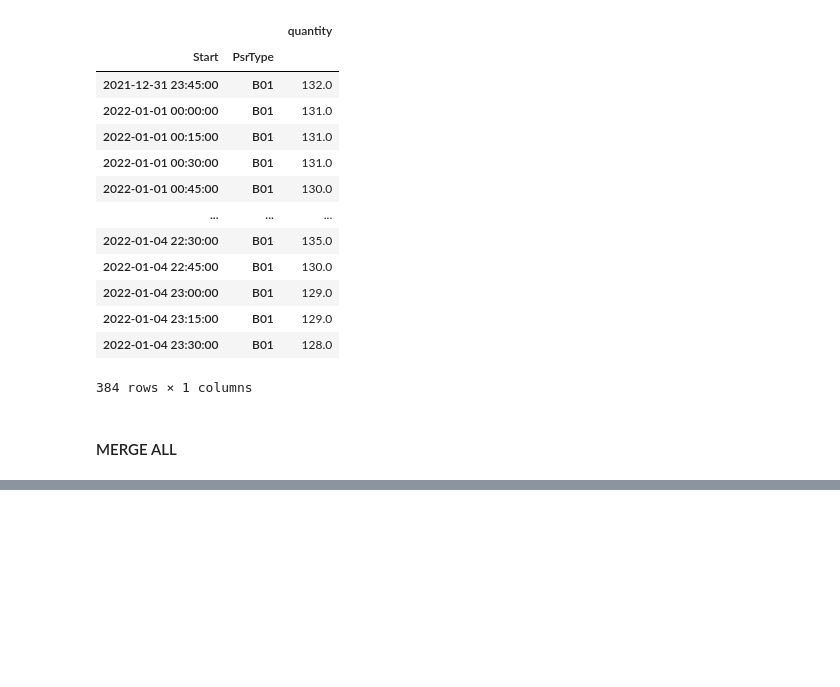
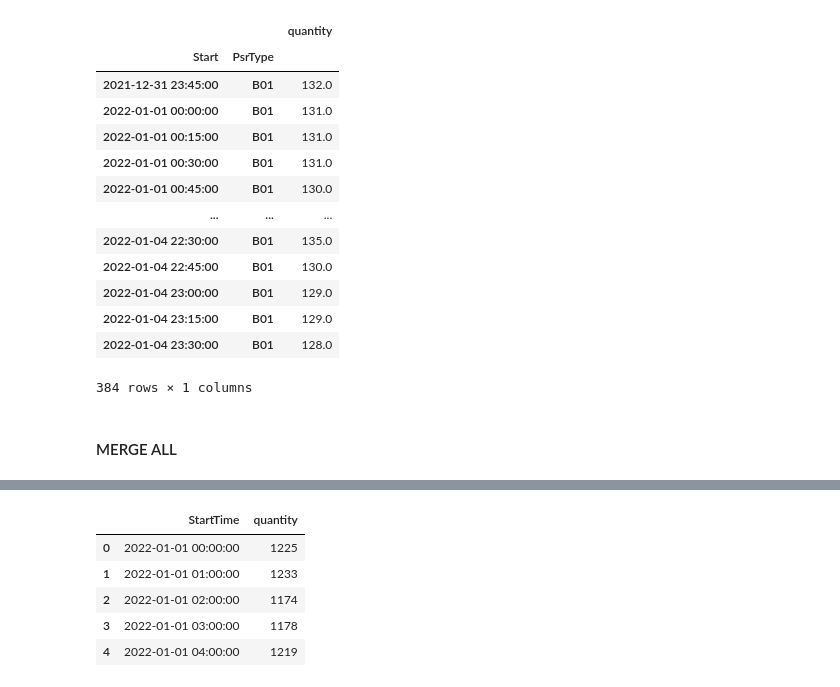
Before and after one commit to s-matke/eco-forecast, a Jupyter notebook: src/combine_data.ipynb, the cells around one changed output, grey strips where cells are left out. Cells and saved outputs as stored; diff of their text form; code cells hidden in the pictures; blank space fills up the shorter version.

```diff
--- a/src/combine_data.ipynb
+++ b/src/combine_data.ipynb
@@ -511,0 +540,9 @@ for dir in data_dirs:
+# %%
+df_2.head()
+# %% [output]
+|  | StartTime | quantity |
+| 0 | 2022-01-01 00:00:00 | 1225 |
+| 1 | 2022-01-01 01:00:00 | 1233 |
+| 2 | 2022-01-01 02:00:00 | 1174 |
+| 3 | 2022-01-01 03:00:00 | 1178 |
+| 4 | 2022-01-01 04:00:00 | 1219 |
```
Also changed, not shown: parts of 11 cells of this notebook.
